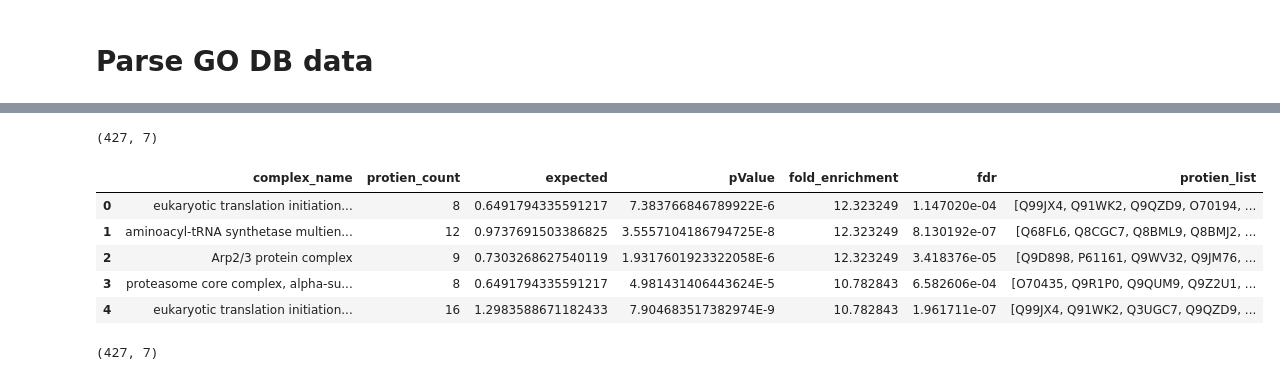
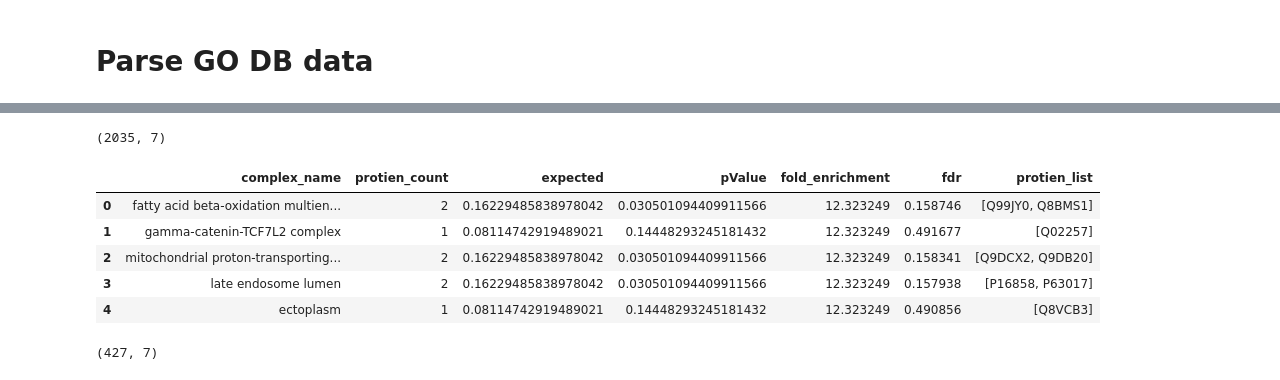
Before and after one commit to henockmamo54/d2omePlusAnalysis, a Jupyter notebook: Go db parser with plot.ipynb, the cells around one changed output, grey strips where cells are left out. Cells and saved outputs as stored; diff of their text form; code cells hidden in the pictures.

```diff
--- a/Go db parser with plot.ipynb
+++ b/Go db parser with plot.ipynb
@@ -108,17 +108,17 @@ Q99KJ8
 P50
 # %%
 parsedData.columns=['complex_name','protien_count','expected','pValue','fold_enrichment','fdr','protien_list']
-df.to_csv('GODBB_raw_data.csv', index=False)
+parsedData.to_csv('GODBB_raw_data.csv', index=False)
 print(parsedData.shape)
 parsedData.head()
 # %% [output]
-(427, 7)
+(2035, 7)
 |  | complex_name | protien_count | expected | pValue | fold_enrichment | fdr | protien_list |
-| 0 | eukaryotic translation initiation... | 8 | 0.6491794335591217 | 7.383766846789922E-6 | 12.323249 | 1.147020e-04 | [Q99JX4, Q91WK2, Q9QZD9, O70194, ... |
-| 1 | aminoacyl-tRNA synthetase multien... | 12 | 0.9737691503386825 | 3.5557104186794725E-8 | 12.323249 | 8.130192e-07 | [Q68FL6, Q8CGC7, Q8BML9, Q8BMJ2, ... |
-| 2 | Arp2/3 protein complex | 9 | 0.7303268627540119 | 1.9317601923322058E-6 | 12.323249 | 3.418376e-05 | [Q9D898, P61161, Q9WV32, Q9JM76, ... |
-| 3 | proteasome core complex, alpha-su... | 8 | 0.6491794335591217 | 4.981431406443624E-5 | 10.782843 | 6.582606e-04 | [O70435, Q9R1P0, Q9QUM9, Q9Z2U1, ... |
-| 4 | eukaryotic translation initiation... | 16 | 1.2983588671182433 | 7.904683517382974E-9 | 10.782843 | 1.961711e-07 | [Q99JX4, Q91WK2, Q3UGC7, Q9QZD9, ... |
+| 0 | fatty acid beta-oxidation multien... | 2 | 0.16229485838978042 | 0.030501094409911566 | 12.323249 | 0.158746 | [Q99JY0, Q8BMS1] |
+| 1 | gamma-catenin-TCF7L2 complex | 1 | 0.08114742919489021 | 0.14448293245181432 | 12.323249 | 0.491677 | [Q02257] |
+| 2 | mitochondrial proton-transporting... | 2 | 0.16229485838978042 | 0.030501094409911566 | 12.323249 | 0.158341 | [Q9DCX2, Q9DB20] |
+| 3 | late endosome lumen | 2 | 0.16229485838978042 | 0.030501094409911566 | 12.323249 | 0.157938 | [P16858, P63017] |
+| 4 | ectoplasm | 1 | 0.08114742919489021 | 0.14448293245181432 | 12.323249 | 0.490856 | [Q8VCB3] |
 # %%
 parsedData=parsedData[(parsedData.protien_count>=5)& (parsedData.fold_enrichment>2)]
 parsedData=parsedData.reset_index(drop=True)
```
Also changed, not shown: parts of 3 cells of this notebook, 3 other files.
